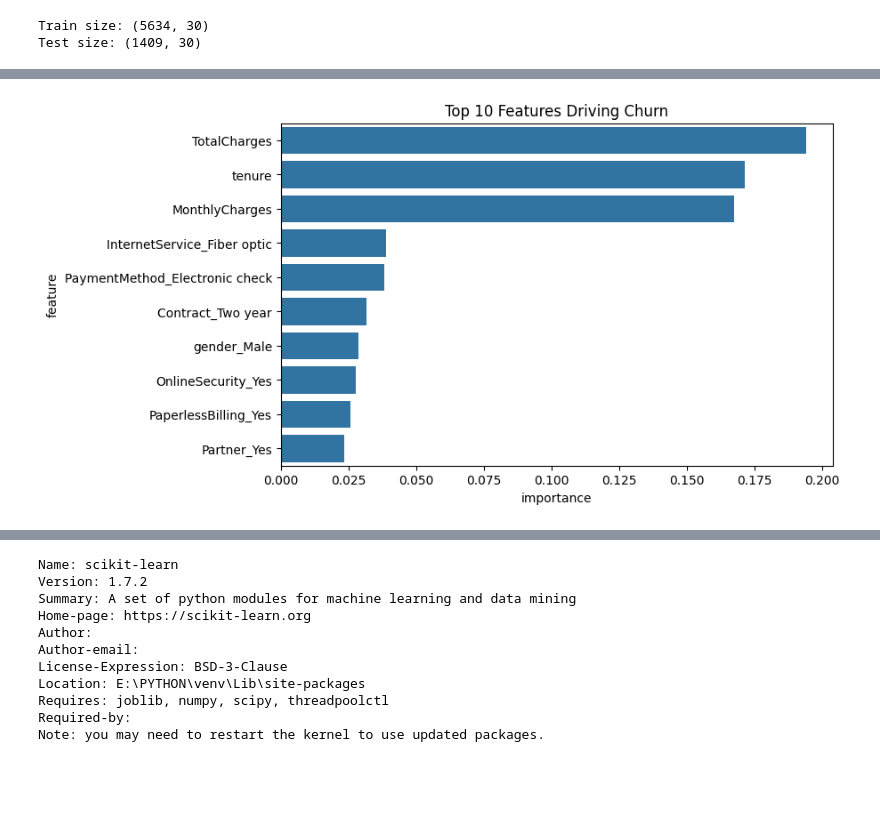
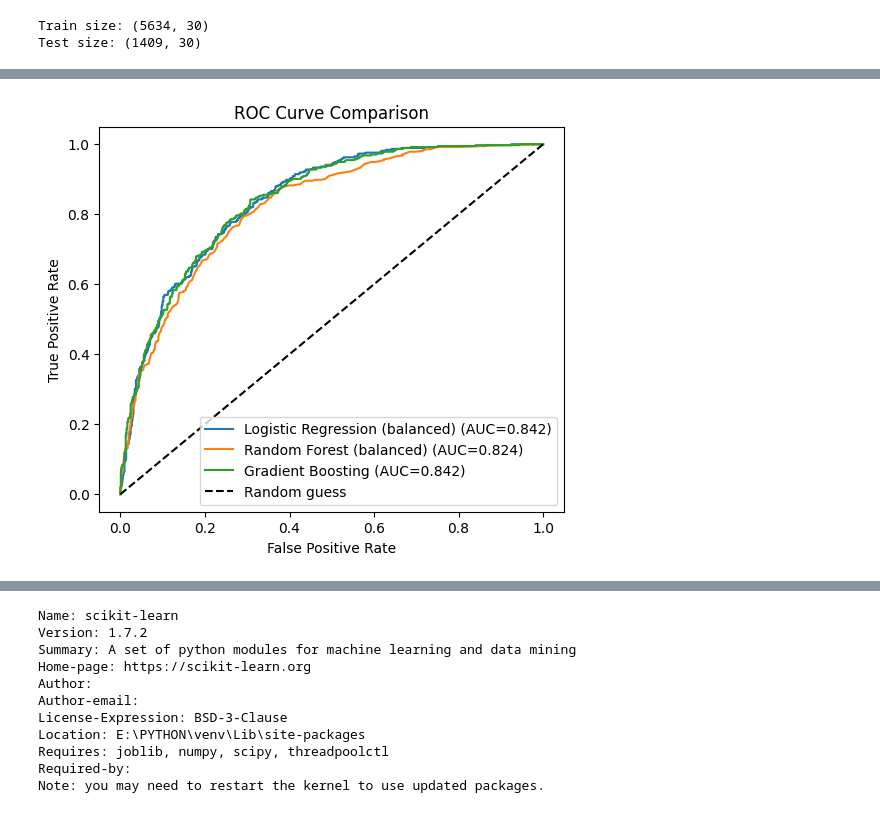
Before and after one commit to Shaliniredd/customer-churn-prediction, a Jupyter notebook: Customer Churn Prediction.ipynb, the cells around one changed output, grey strips where cells are left out. Saved outputs shown, nothing was run; the diff lists cells and outputs as text; code cells hidden in the pictures; blank space fills up the shorter version.

Commit message:
Add class imbalance check, multi-model comparison, ROC-AUC, GridSearchCV tuning

```diff
--- a/Customer Churn Prediction.ipynb
+++ b/Customer Churn Prediction.ipynb
@@ -121,6 +138,26 @@ rf_preds = rf_model.predict(X_test)
 # %%
-from sklearn.metrics import accuracy_score
+from sklearn.metrics import (accuracy_score, recall_score, precision_score,
+                              f1_score, roc_auc_score, classification_report)
 
-print("Logistic Regression Accuracy:", accuracy_score(y_test, log_preds))
-print("Random Forest Accuracy:", accuracy_score(y_test, rf_preds))
+models = {
+    "Logistic Regression (balanced)": log_model,
+    "Random Forest (balanced)": rf_model,
+    "Gradient Boosting": gb_model
+}
+
+results = []
+for name, model in models.items():
+    preds = model.predict(X_test)
+    proba = model.predict_proba(X_test)[:, 1]
+    results.append({
+        "Model": name,
+        "Accuracy": accuracy_score(y_test, preds),
+        "Precision (Churn)": precision_score(y_test, preds),
+        "Recall (Churn)": recall_score(y_test, preds),
+        "F1 (Churn)": f1_score(y_test, preds),
+        "ROC-AUC": roc_auc_score(y_test, proba)
+    })
+
+results_df = pd.DataFrame(results).sort_values("ROC-AUC", ascending=False)
+print(results_df)
 # %% [output]
@@ -150,14 +186,19 @@ weighted avg       0.80      0.81      0.80      1409
 # %%
-importances = rf_model.feature_importances_
-feat_names = X_train.columns
+from sklearn.metrics import roc_curve
 
-feat_df = pd.DataFrame({'feature': feat_names, 'importance': importances})
-feat_df = feat_df.sort_values('importance', ascending=False).head(10)
+plt.figure(figsize=(6, 5))
+for name, model in models.items():
+    proba = model.predict_proba(X_test)[:, 1]
+    fpr, tpr, _ = roc_curve(y_test, proba)
+    auc = roc_auc_score(y_test, proba)
+    plt.plot(fpr, tpr, label=f"{name} (AUC={auc:.3f})")
 
-plt.figure(figsize=(8,5))
-sns.barplot(data=feat_df, x='importance', y='feature')
-plt.title('Top 10 Features Driving Churn')
+plt.plot([0, 1], [0, 1], 'k--', label="Random guess")
+plt.xlabel("False Positive Rate")
+plt.ylabel("True Positive Rate")
+plt.title("ROC Curve Comparison")
+plt.legend()
 plt.show()
 # %% [output]
-[figure, old version]
+[figure, new version]
 # %%
```
Also changed, not shown: parts of 8 cells of this notebook.
